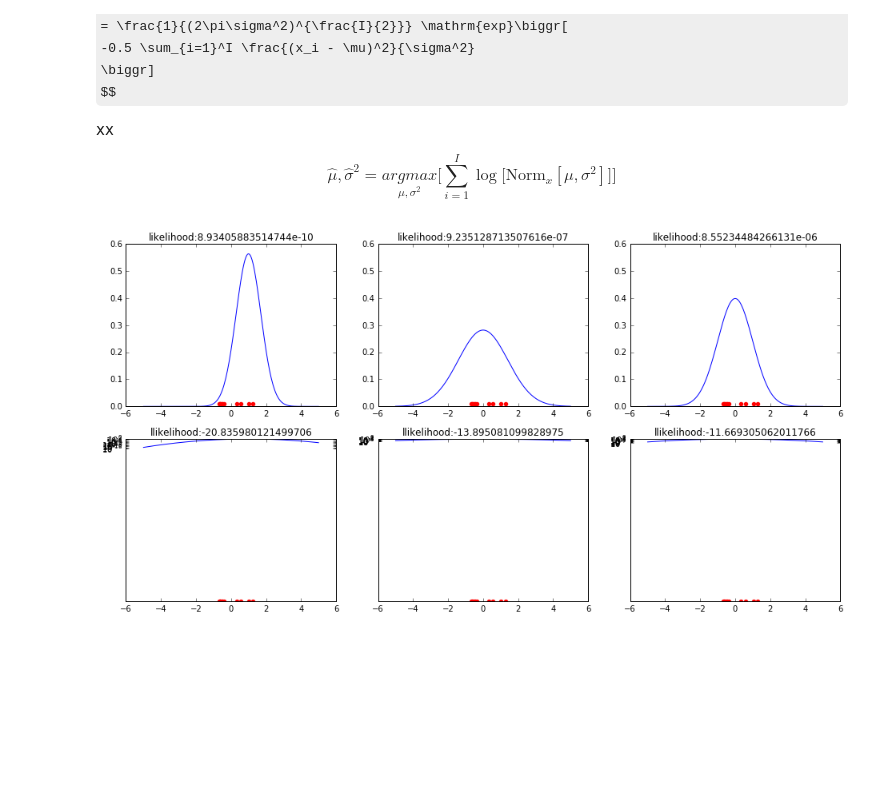
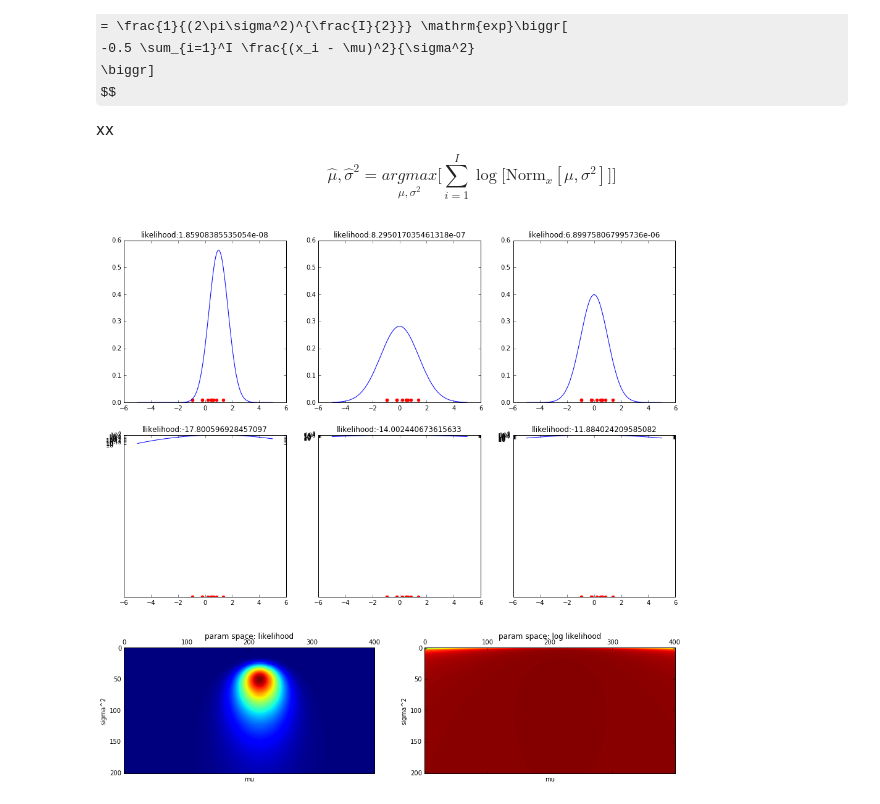
Before and after one commit to justayak/playground, a Jupyter notebook: machine_learning/learning.ipynb, the cells around one changed output. Cells and saved outputs as stored; diff of their text form; code cells hidden in the pictures; some formulas as TeX source; blank space fills up the shorter version.

Commit message:
add param space to graph

```diff
--- a/machine_learning/learning.ipynb
+++ b/machine_learning/learning.ipynb
@@ -64,10 +64,10 @@ def likelihood(X, pr):
 
 samples = np.random.normal(0.0, 1, 10)
 
-fig = plt.figure(figsize=(16,8))
+fig = plt.figure(figsize=(16,16))
 
 # ==== plot ====
-ax = fig.add_subplot(231)
+ax = fig.add_subplot(331)
 mu, sigma_sq = 1, 0.5
 N = norm(mu, sigma_sq)
 
@@ -82,7 +82,7 @@ l = likelihood(samples, N)
 ax.set_title("likelihood:" + str(l))
 
 # ==
-ay = fig.add_subplot(232)
+ay = fig.add_subplot(332)
 mu, sigma_sq = 0, 2
 N = norm(mu, sigma_sq)
 
@@ -97,7 +97,7 @@ l = likelihood(samples, N)
 ay.set_title("likelihood:" + str(l))
 
 # ==
-az = fig.add_subplot(233)
+az = fig.add_subplot(333)
 mu, sigma_sq = 0, 1
 N = norm(mu, sigma_sq)
 
@@ -118,11 +118,13 @@ az.set_title("likelihood:" + str(l))
 def log_likelihood(X, pr):
     total = 0
     for x in X:
-        total = total + math.log(pr(x))
+        prob = pr(x)
+        if (prob > 0):
+            total = total + math.log(pr(x))
     return total
 
 # ==== plot ====
-ax = fig.add_subplot(234)
+ax = fig.add_subplot(334)
 mu, sigma_sq = 1, 0.5
 N = norm(mu, sigma_sq)
 
@@ -138,38 +140,71 @@ l = log_likelihood(samples, N)
 ax.set_title("llikelihood:" + str(l))
 
 # ==
-ay = fig.add_subplot(235)
+ay = fig.add_subplot(335)
 mu, sigma_sq = 0, 2
 N = norm(mu, sigma_sq)
 
 X = np.linspace(-5, 5, 201)
 Y = [N(x) for x in X]
 
 ay.plot(np.array(X), np.array(Y))
 ay.scatter(samples, [0] * len(samples), color='red')
 ay.set_ylim([0, 1])
 ay.set_yscale("log", nonposy='clip')
 
 l = log_likelihood(samples, N)
 ay.set_title("llikelihood:" + str(l))
 
 # ==
-az = fig.add_subplot(236)
+az = fig.add_subplot(336)
 mu, sigma_sq = 0, 1
 N = norm(mu, sigma_sq)
 
 X = np.linspace(-5, 5, 201)
 Y = [N(x) for x in X]
 
 az.plot(np.array(X), np.array(Y))
 az.scatter(samples, [0] * len(samples), color='red')
 az.set_ylim([0, 1])
 az.set_yscale("log", nonposy='clip')
 
 l = log_likelihood(samples, N)
 az.set_title("llikelihood:" + str(l))
 
+# ==============================
+# parameter space
+# ==============================
+
+def param_space(X, fun, Pr_gen, Sigma_sq, Mu):
+    I = np.zeros((len(Sigma_sq), len(Mu)))
+
+    for y, sq in enumerate(Sigma_sq):
+        for x, mu in enumerate(Mu):
+            pr = Pr_gen(mu, sq)
+            I[y,x] = fun(X, pr)
+
+    return I
+
+Sigma_sq = np.linspace(0.0001, 2, 201)
+Mu = np.linspace(-2, 2, 401)
+
+I = param_space(samples, likelihood, norm, Sigma_sq, Mu)
+
+ax = fig.add_subplot(325)
+ax.set_title("param space: likelihood")
+ax.set_xlabel("mu")
+ax.set_ylabel("sigma^2")
+ax.matshow(I)
+
+I = param_space(samples, log_likelihood, norm, Sigma_sq, Mu)
+#I = I * (-1)
+ax = fig.add_subplot(326)
+ax.set_title("param space: log likelihood")
+ax.set_xlabel("mu")
+ax.set_ylabel("sigma^2")
+
+ax.matshow(I)
 
 plt.show()
 # %% [output]
-[figure, old version]
+[figure, new version]
```
